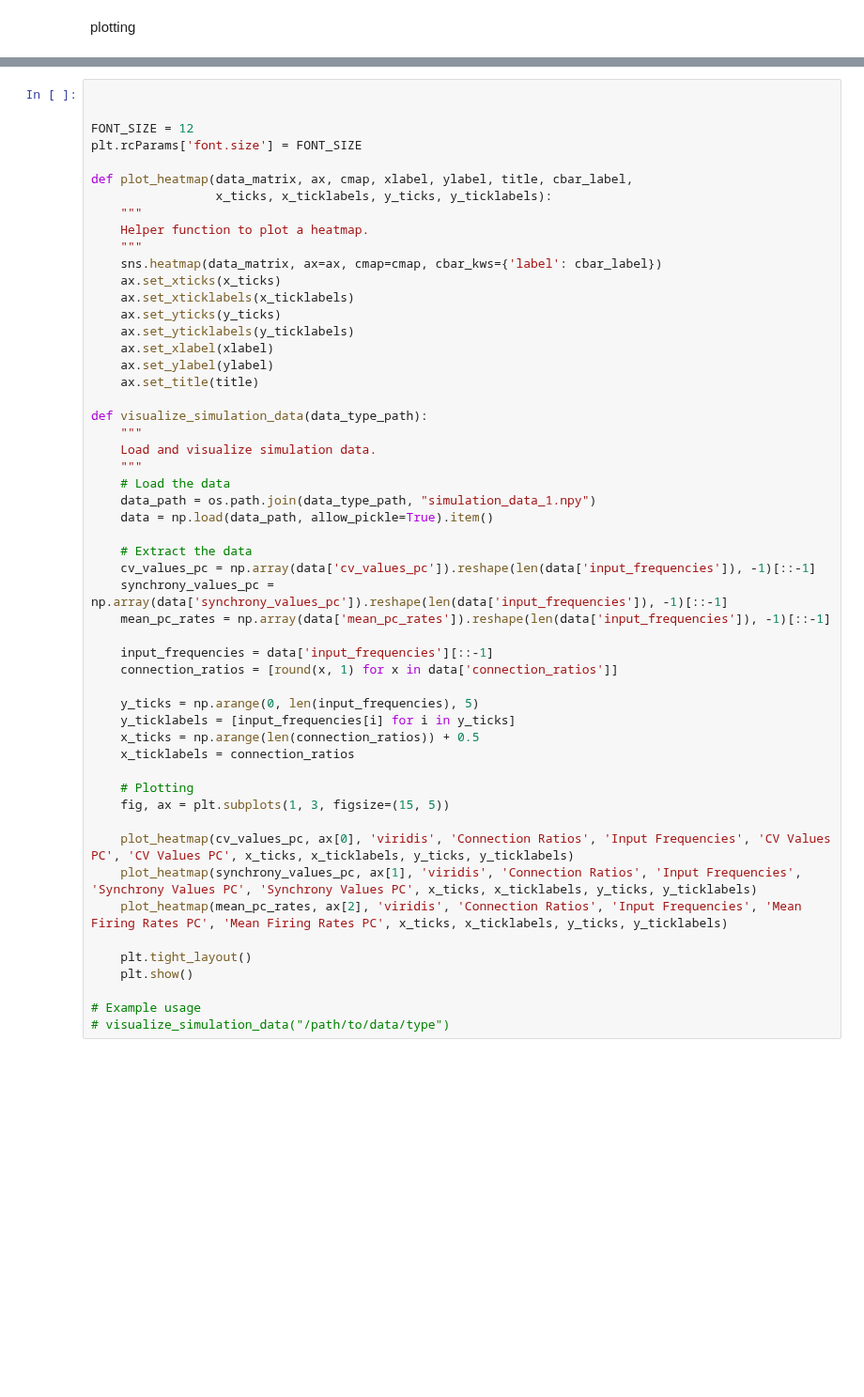
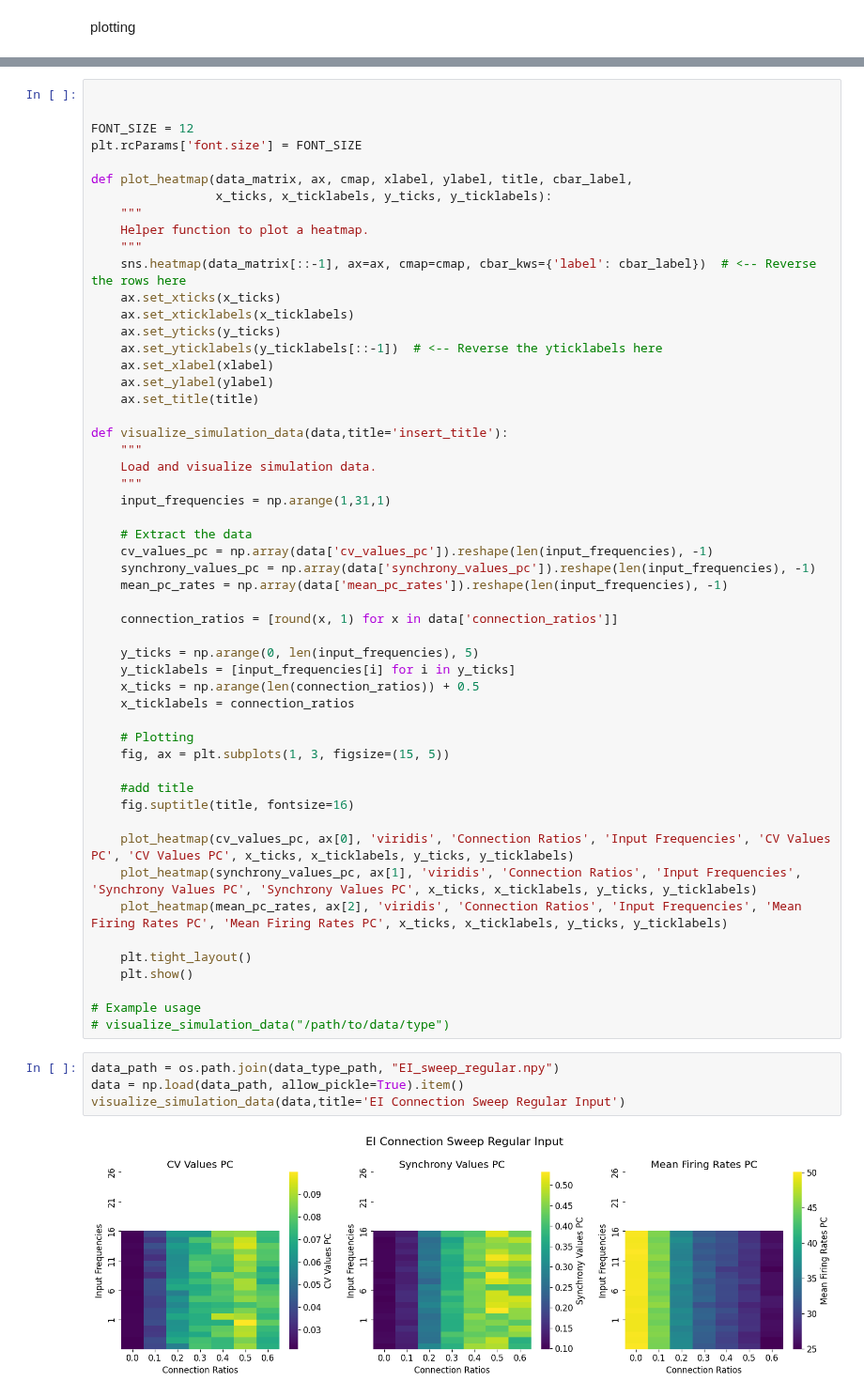
Before and after one commit to Aramatos/dynapse2_adaptation, a Jupyter notebook: EI_sweep.ipynb, the cells around one changed output, grey strips where cells are left out. Shown at 94% size. Cells and saved outputs as stored; diff of their text form; blank space fills up the shorter version.

```diff
--- a/EI_sweep.ipynb
+++ b/EI_sweep.ipynb
@@ -524,29 +435,26 @@ def plot_heatmap(data_matrix, ax, cmap, xlabel, ylabel, title, cbar_label,
     """
     Helper function to plot a heatmap.
     """
-    sns.heatmap(data_matrix, ax=ax, cmap=cmap, cbar_kws={'label': cbar_label})
+    sns.heatmap(data_matrix[::-1], ax=ax, cmap=cmap, cbar_kws={'label': cbar_label})  # <-- Reverse the rows here
     ax.set_xticks(x_ticks)
     ax.set_xticklabels(x_ticklabels)
     ax.set_yticks(y_ticks)
-    ax.set_yticklabels(y_ticklabels)
+    ax.set_yticklabels(y_ticklabels[::-1])  # <-- Reverse the yticklabels here
     ax.set_xlabel(xlabel)
     ax.set_ylabel(ylabel)
     ax.set_title(title)
 
-def visualize_simulation_data(data_type_path):
+def visualize_simulation_data(data,title='insert_title'):
     """
     Load and visualize simulation data.
     """
-    # Load the data
-    data_path = os.path.join(data_type_path, "simulation_data_1.npy")
-    data = np.load(data_path, allow_pickle=True).item()
+    input_frequencies = np.arange(1,31,1)
 
     # Extract the data
-    cv_values_pc = np.array(data['cv_values_pc']).reshape(len(data['input_frequencies']), -1)[::-1]
-    synchrony_values_pc = np.array(data['synchrony_values_pc']).reshape(len(data['input_frequencies']), -1)[::-1]
-    mean_pc_rates = np.array(data['mean_pc_rates']).reshape(len(data['input_frequencies']), -1)[::-1]
+    cv_values_pc = np.array(data['cv_values_pc']).reshape(len(input_frequencies), -1)
+    synchrony_values_pc = np.array(data['synchrony_values_pc']).reshape(len(input_frequencies), -1)
+    mean_pc_rates = np.array(data['mean_pc_rates']).reshape(len(input_frequencies), -1)
 
-    input_frequencies = data['input_frequencies'][::-1]
     connection_ratios = [round(x, 1) for x in data['connection_ratios']]
 
     y_ticks = np.arange(0, len(input_frequencies), 5)
@@ -557,6 +465,9 @@ def visualize_simulation_data(data_type_path):
     # Plotting
     fig, ax = plt.subplots(1, 3, figsize=(15, 5))
 
+    #add title
+    fig.suptitle(title, fontsize=16)
+
     plot_heatmap(cv_values_pc, ax[0], 'viridis', 'Connection Ratios', 'Input Frequencies', 'CV Values PC', 'CV Values PC', x_ticks, x_ticklabels, y_ticks, y_ticklabels)
     plot_heatmap(synchrony_values_pc, ax[1], 'viridis', 'Connection Ratios', 'Input Frequencies', 'Synchrony Values PC', 'Synchrony Values PC', x_ticks, x_ticklabels, y_ticks, y_ticklabels)
     plot_heatmap(mean_pc_rates, ax[2], 'viridis', 'Connection Ratios', 'Input Frequencies', 'Mean Firing Rates PC', 'Mean Firing Rates PC', x_ticks, x_ticklabels, y_ticks, y_ticklabels)
@@ -566,3 +477,9 @@ def visualize_simulation_data(data_type_path):
 
 # Example usage
 # visualize_simulation_data("/path/to/data/type")
+# %%
+data_path = os.path.join(data_type_path, "EI_sweep_regular.npy")
+data = np.load(data_path, allow_pickle=True).item()
+visualize_simulation_data(data,title='EI Connection Sweep Regular Input')
+# %% [output]
+[figure, added]
```
Also changed, not shown: parts of 6 cells of this notebook.
